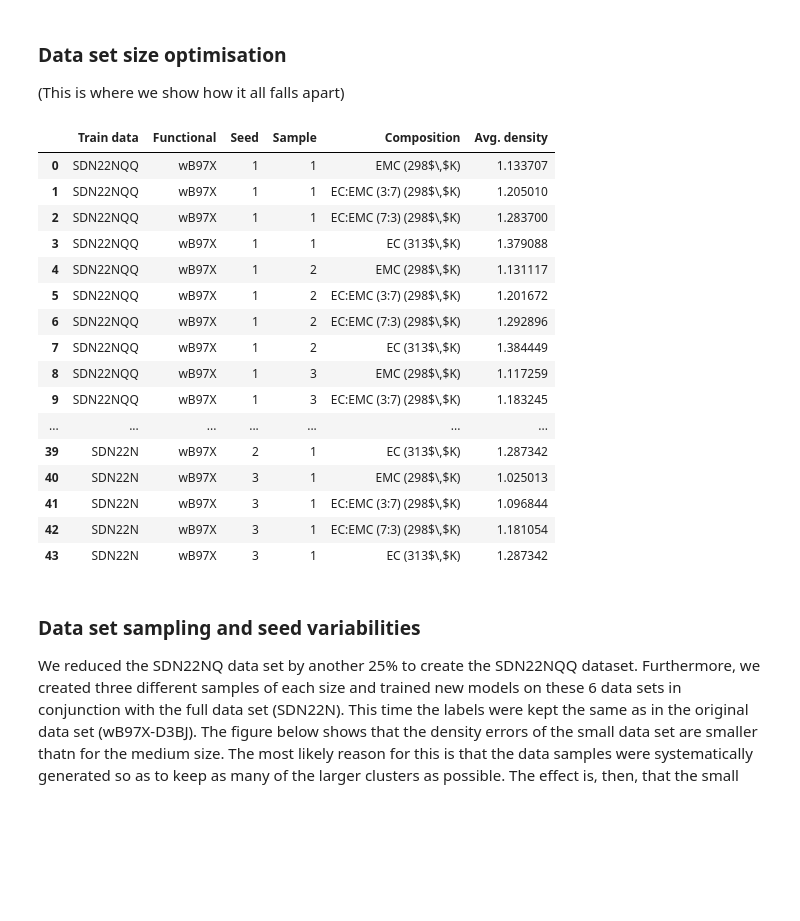
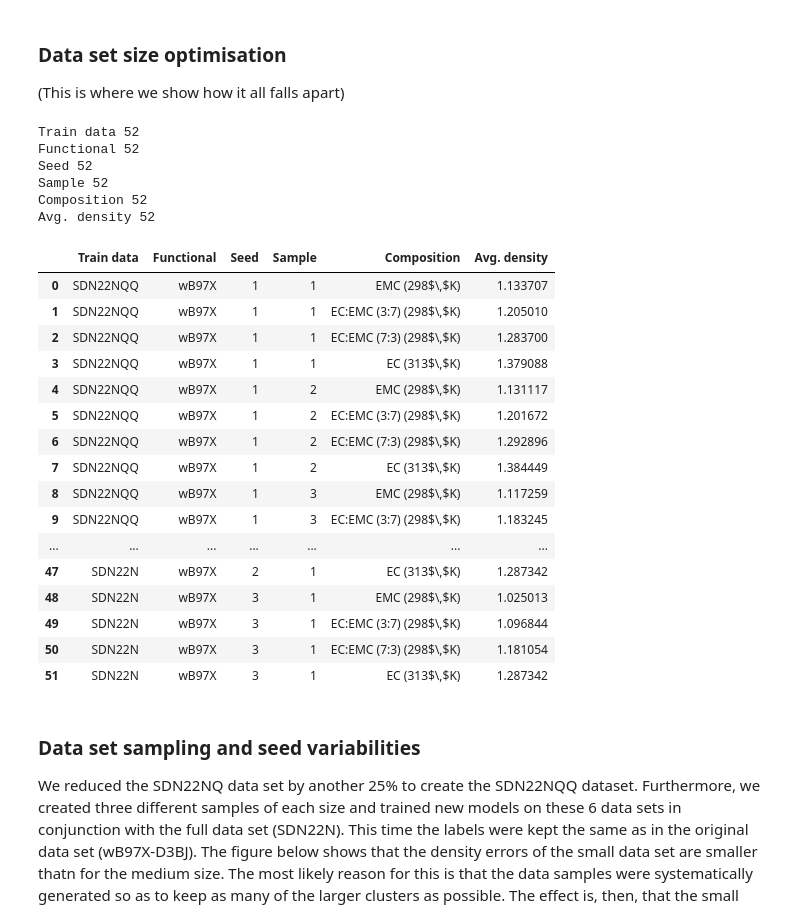
Before and after one commit to imagdau/EC-EMC_diffusion_DFT-MLIP-Data_comparison, a Jupyter notebook: for_paper.ipynb, the cells around one changed output. Drawn from its saved outputs; the diff is of its cells as text; code cells hidden in the pictures; blank space fills up the shorter version.

Commit message:
Added seed variability for SDN22NQ_B97 100% EMC

```diff
--- a/for_paper.ipynb
+++ b/for_paper.ipynb
@@ -159,6 +159,8 @@ def get_density(tags):
             comp = traj_name.split('_')[1]
             data['Composition'].append(conmap[comp])
             data['Avg. density'].append(avg_dens)
+    for key,val in data.items():
+        print(key, len(val))
     return pd.DataFrame(data)
 # %% [markdown]
 ## Cluster v. Bulk
@@ -278,40 +280,46 @@ axs[-1].legend(loc='upper left')
 # %%
 tags = [
     'SDN22NQQ/wB97X/SEED1/DSET1',
     'SDN22NQQ/wB97X/SEED1/DSET2',
     'SDN22NQQ/wB97X/SEED1/DSET3',
     'SDN22NQQ/wB97X/SEED2/DSET1',
     'SDN22NQQ/wB97X/SEED3/DSET1',
     'SDN22NQ/wB97X/SEED1/DSET1',
     'SDN22NQ/wB97X/SEED1/DSET2',
     'SDN22NQ/wB97X/SEED1/DSET3',
-    #'SDN22NQ/wB97X/SEED2/DSET1', # this is missing, locally (Sams)
-    #'SDN22NQ/wB97X/SEED3/DSET1', # this is missing, locally (Sams)
+    'SDN22NQ/wB97X/SEED2/DSET1', # this is missing, locally (Sams) only 100%EMC
+    'SDN22NQ/wB97X/SEED3/DSET1', # this is missing, locally (Sams) only 100%EMC
     'SDN22N/wB97X/SEED1/DSET1',
     'SDN22N/wB97X/SEED2/DSET1',
     'SDN22N/wB97X/SEED3/DSET1',
 ] # These tags needs to be adjusted to be compliant with zenodo
 
 df = get_density(tags)
 df
 # %% [output]
+Train data 52
+Functional 52
+Seed 52
+Sample 52
+Composition 52
+Avg. density 52
 |  | Train data | Functional | Seed | Sample | Composition | Avg. density |
 | 0 | SDN22NQQ | wB97X | 1 | 1 | EMC (298$\,$K) | 1.133707 |
 | 1 | SDN22NQQ | wB97X | 1 | 1 | EC:EMC (3:7) (298$\,$K) | 1.205010 |
 | 2 | SDN22NQQ | wB97X | 1 | 1 | EC:EMC (7:3) (298$\,$K) | 1.283700 |
 | 3 | SDN22NQQ | wB97X | 1 | 1 | EC (313$\,$K) | 1.379088 |
 | 4 | SDN22NQQ | wB97X | 1 | 2 | EMC (298$\,$K) | 1.131117 |
 | 5 | SDN22NQQ | wB97X | 1 | 2 | EC:EMC (3:7) (298$\,$K) | 1.201672 |
 | 6 | SDN22NQQ | wB97X | 1 | 2 | EC:EMC (7:3) (298$\,$K) | 1.292896 |
 | 7 | SDN22NQQ | wB97X | 1 | 2 | EC (313$\,$K) | 1.384449 |
 | 8 | SDN22NQQ | wB97X | 1 | 3 | EMC (298$\,$K) | 1.117259 |
 | 9 | SDN22NQQ | wB97X | 1 | 3 | EC:EMC (3:7) (298$\,$K) | 1.183245 |
 | ... | ... | ... | ... | ... | ... | ... |
-| 39 | SDN22N | wB97X | 2 | 1 | EC (313$\,$K) | 1.287342 |
-| 40 | SDN22N | wB97X | 3 | 1 | EMC (298$\,$K) | 1.025013 |
-| 41 | SDN22N | wB97X | 3 | 1 | EC:EMC (3:7) (298$\,$K) | 1.096844 |
-| 42 | SDN22N | wB97X | 3 | 1 | EC:EMC (7:3) (298$\,$K) | 1.181054 |
-| 43 | SDN22N | wB97X | 3 | 1 | EC (313$\,$K) | 1.287342 |
+| 47 | SDN22N | wB97X | 2 | 1 | EC (313$\,$K) | 1.287342 |
+| 48 | SDN22N | wB97X | 3 | 1 | EMC (298$\,$K) | 1.025013 |
+| 49 | SDN22N | wB97X | 3 | 1 | EC:EMC (3:7) (298$\,$K) | 1.096844 |
+| 50 | SDN22N | wB97X | 3 | 1 | EC:EMC (7:3) (298$\,$K) | 1.181054 |
+| 51 | SDN22N | wB97X | 3 | 1 | EC (313$\,$K) | 1.287342 |
 # %% [markdown]
 ### Data set sampling and seed variabilities
 We reduced the SDN22NQ data set by another 25% to create the SDN22NQQ dataset. Furthermore, we created three different samples of each size and trained new models on these 6 data sets in conjunction with the full data set (SDN22N). This time the labels were kept the same as in the original data set (wB97X-D3BJ). The figure below shows that the density errors of the small data set are smaller thatn for the medium size. The most likely reason for this is that the data samples were systematically generated so as to keep as many of the larger clusters as possible. The effect is, then, that the small and medium sized data set differs mainly in the amount of small molecule clusters they contain. The different versions of the small data set (SDN22NQQ) vary mostly in the single molecule structures, which are not really expected to result in entirely different behaviour. Especially given the number of such data points that are part of each data set. The medium sized model contain more small molecule structures, hence the variance also increases. That these error are non-overlapping indicates that the discrepancy must be due to some other reason.
```
Also changed, not shown: parts of 5 cells of this notebook.
